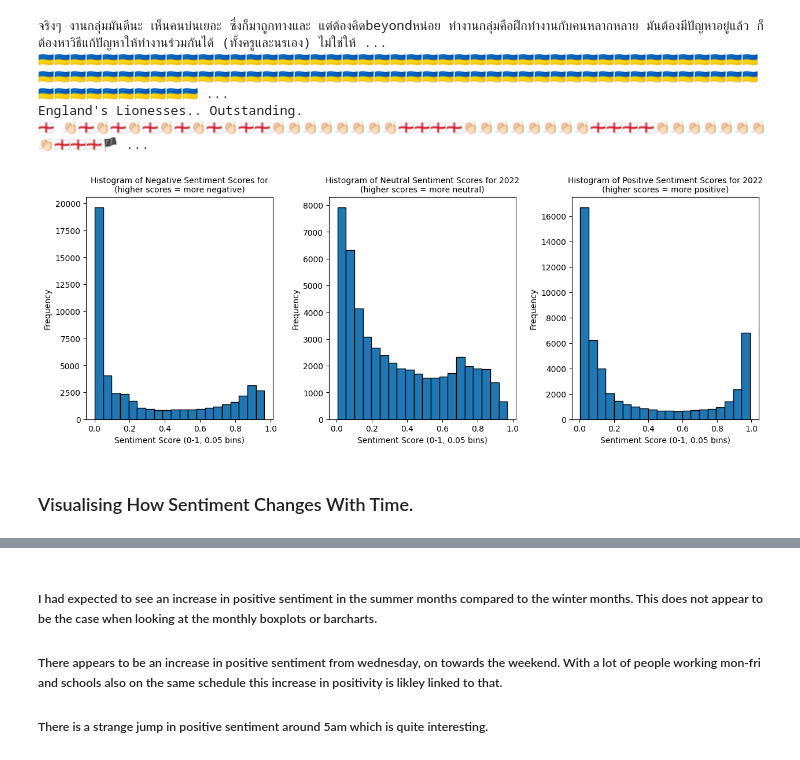
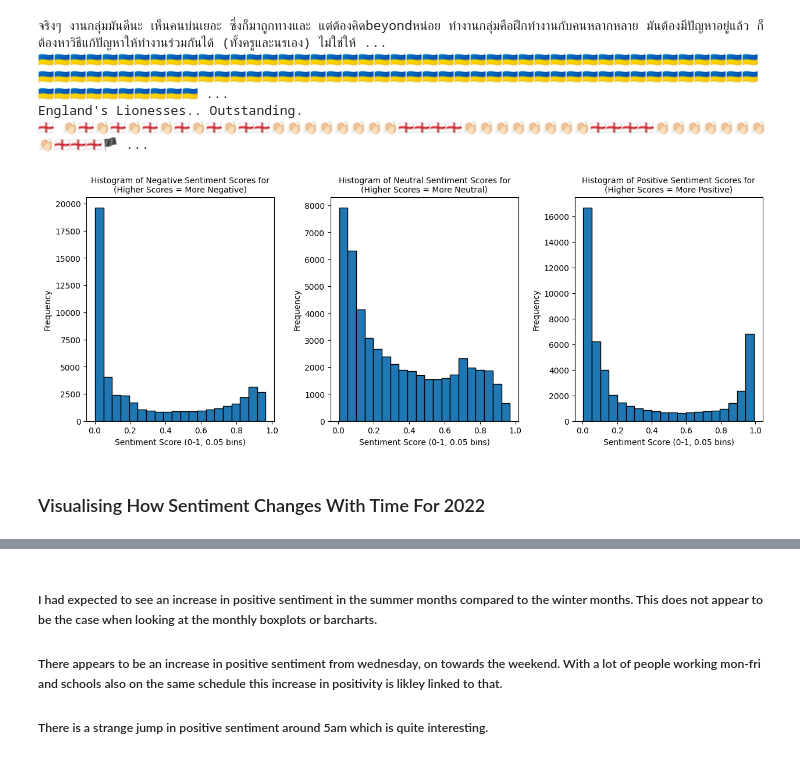
Before and after one commit to christywastaken/twitter-sentiment-analysis, a Jupyter notebook: twitter_sentiment_analysis.ipynb, the cells around one changed output, grey strips where cells are left out. Drawn from its saved outputs; the diff is of its cells as text; code cells hidden in the pictures.

```diff
--- a/twitter_sentiment_analysis.ipynb
+++ b/twitter_sentiment_analysis.ipynb
@@ -269,29 +269,22 @@ with SQLContextManager('twitter_sentiment_analysis.db') as connection:
 # %%
 # Frequency distribution for positive, negative and neutral sentiments of tweets
 # Note: this could be systematically skewed by the model used.
 
 fig, axes = plt.subplots(1,3, figsize=(15,5))
 
-axes[0].hist(sentiment_tweet_df['negative'], bins=20, edgecolor='black')
-axes[0].set_title('Histogram of Negative Sentiment Scores for\n(higher scores = more negative)', fontsize=10)
-axes[0].set_xlabel('Sentiment Score (0-1, 0.05 bins)')
-axes[0].set_ylabel('Frequency')
+sentiment_list = ['negative', 'neutral', 'positive']
+for i, sentiment in enumerate(sentiment_list):
+    axes[i].hist(sentiment_tweet_df[sentiment], bins=20, edgecolor='black')
+    axes[i].set_title(f'Histogram of {sentiment.capitalize()} Sentiment Scores for\n(Higher Scores = More {sentiment.capitalize()})', fontsize=10)
+    axes[i].set_xlabel('Sentiment Score (0-1, 0.05 bins)')
+    axes[i].set_ylabel('Frequency')
 
-axes[1].hist(sentiment_tweet_df['neutral'], bins=20, edgecolor='black')
-axes[1].set_title('Histogram of Neutral Sentiment Scores for 2022\n(higher scores = more neutral)', fontsize=10)
-axes[1].set_xlabel('Sentiment Score (0-1, 0.05 bins)')
-axes[1].set_ylabel('Frequency')
-
-axes[2].hist(sentiment_tweet_df['positive'], bins=20, edgecolor='black')
-axes[2].set_title('Histogram of Positive Sentiment Scores for 2022\n(higher scores = more positive)', fontsize=10)
-axes[2].set_xlabel('Sentiment Score (0-1, 0.05 bins)')
-axes[2].set_ylabel('Frequency')
 
 plt.subplots_adjust(wspace=0.3)
 
 plt.show()
 # %% [output]
-[figure, old version]
+[figure, new version]
 # %%
 # Converting created_at to datetime and store SQL
 with SQLContextManager('twitter_sentiment_analysis.db') as connection:
@@ -312,7 +305,7 @@ with SQLContextManager('twitter_sentiment_analysis.db') as connection:
     query = "SELECT created_at, negative, neutral, positive FROM all_2022_sentiment"
     sentiment_df = pd.read_sql(query, connection)
 # %% [markdown]
-### Visualising How Sentiment Changes With Time.
+### Visualising How Sentiment Changes With Time For 2022
 # %%
 import seaborn as sns
 sentiment_df['created_at'] = pd.to_datetime(sentiment_df['created_at'])
```
Also changed, not shown: parts of 7 cells of this notebook.
